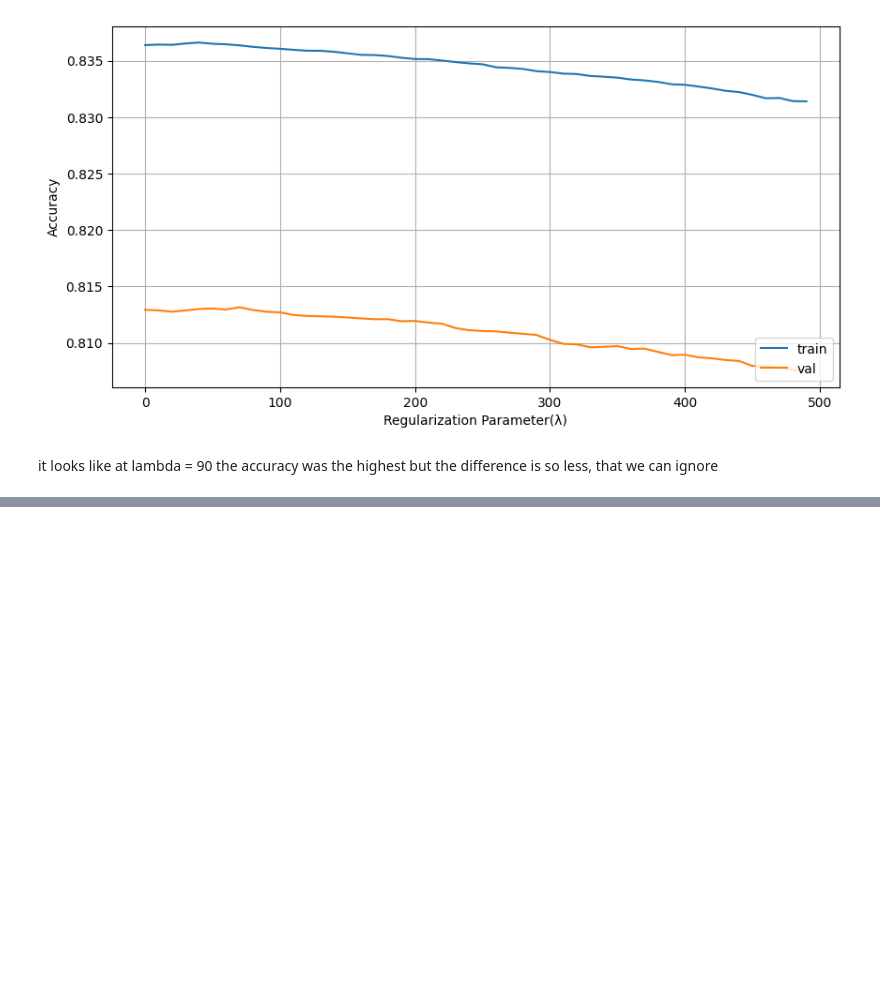
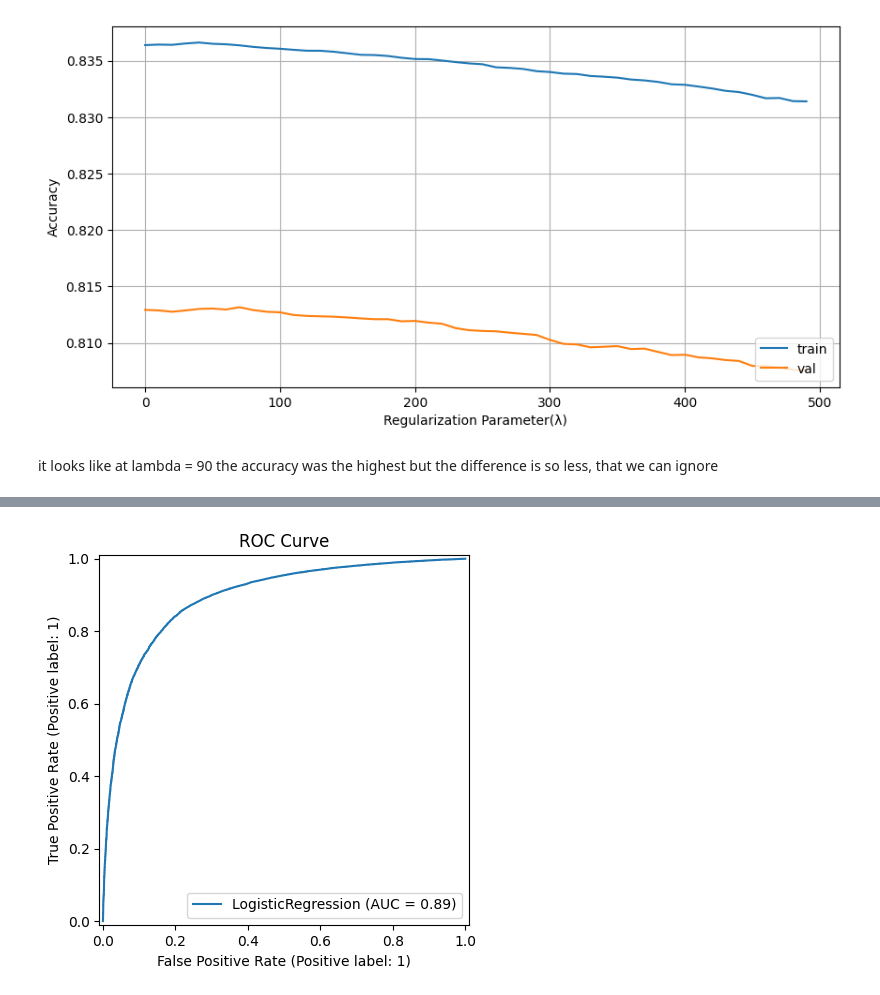
Before and after one commit to IshanSarkar/E-Financial_Services, a Jupyter notebook: python notebook/fintech_logR.ipynb, the cells around one changed output, grey strips where cells are left out. Cells and saved outputs as stored; diff of their text form; code cells hidden in the pictures; blank space fills up the shorter version.

```diff
--- a/python notebook/fintech_logR.ipynb
+++ b/python notebook/fintech_logR.ipynb
@@ -1401,0 +1476,6 @@ it looks like at lambda = 90 the accuracy was the highest but the difference is
+# %%
+RocCurveDisplay.from_estimator(model, x_val, y_val)
+plt.title("ROC Curve")
+plt.show()
+# %% [output]
+[figure, added]
```
Also changed, not shown: parts of 16 cells of this notebook, 1 other file.
